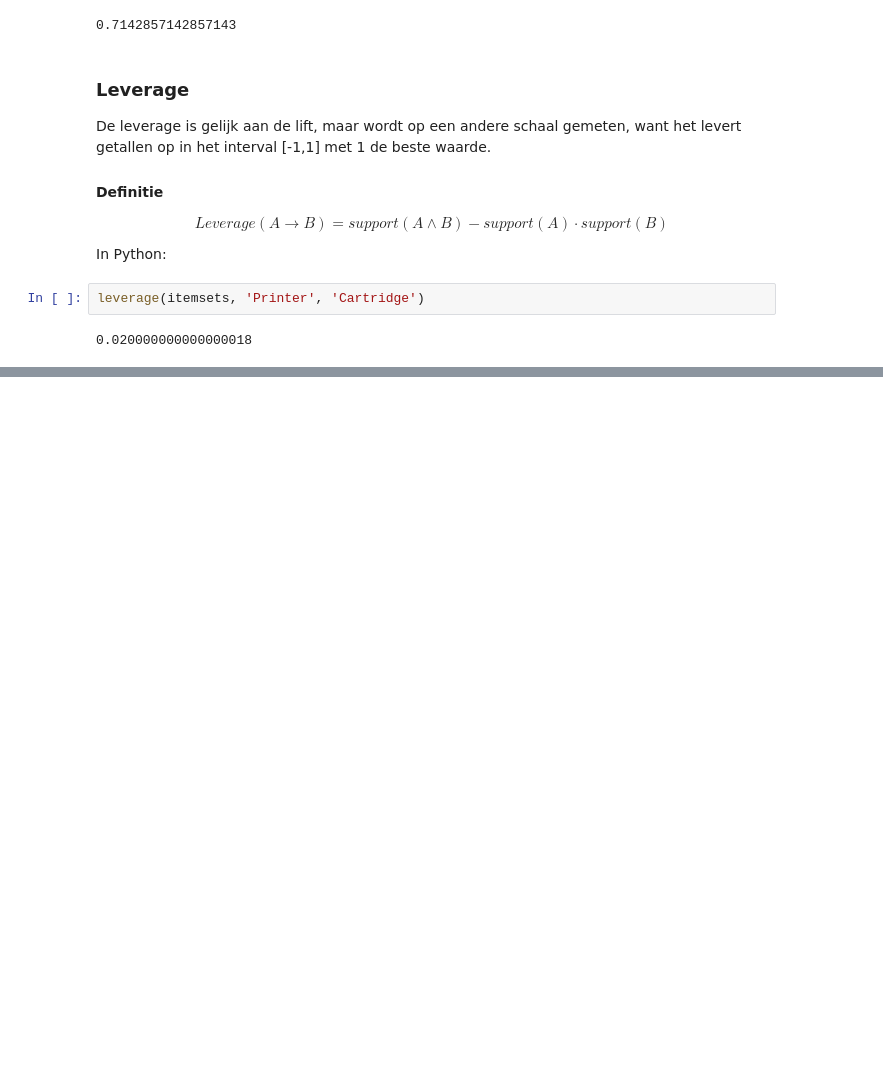
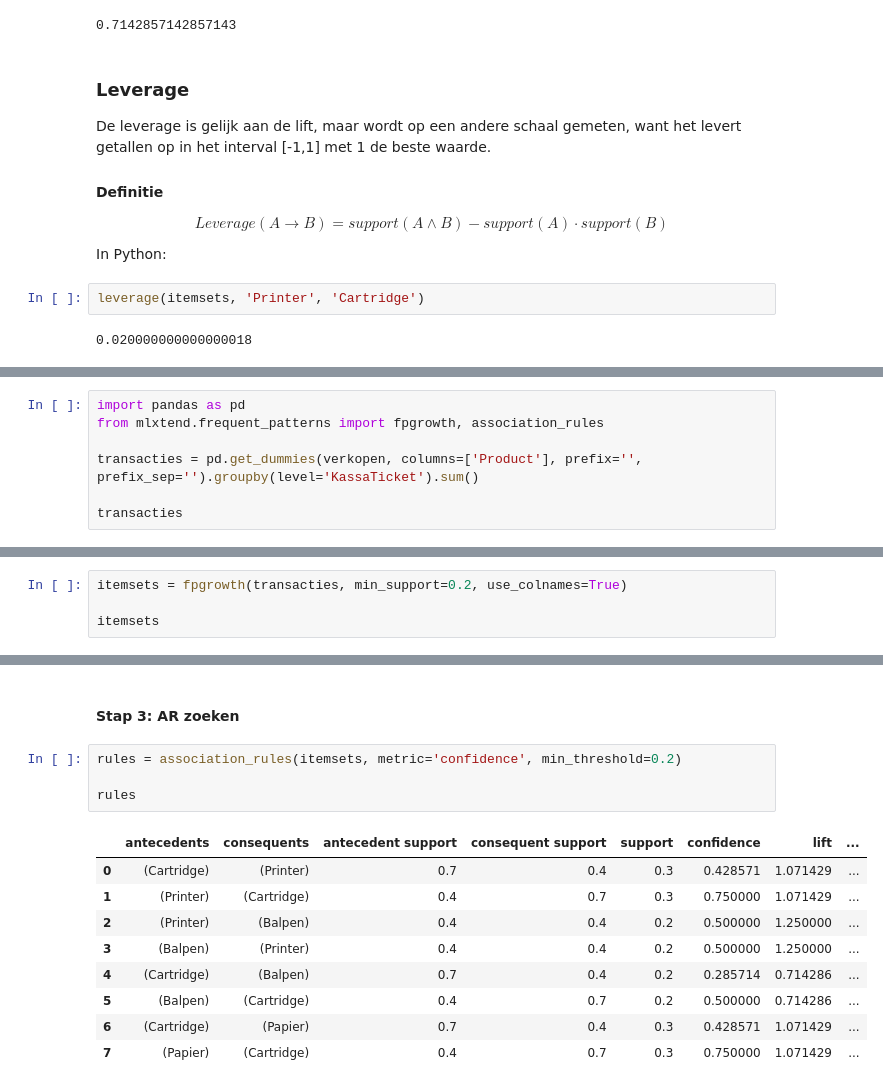
Before and after one commit to zouffke/Datascience2, a Jupyter notebook: p3/5_Associatieregels/Samenvatting.ipynb, the cells around one changed output, grey strips where cells are left out. Cells and saved outputs as stored; diff of their text form; blank space fills up the shorter version.

```diff
--- a/p3/5_Associatieregels/Samenvatting.ipynb
+++ b/p3/5_Associatieregels/Samenvatting.ipynb
@@ -328,0 +362,7 @@ leverage(itemsets, 'Printer', 'Cartridge')
+# %%
+import pandas as pd
+from mlxtend.frequent_patterns import fpgrowth, association_rules
+
+transacties = pd.get_dummies(verkopen, columns=['Product'], prefix='', prefix_sep='').groupby(level='KassaTicket').sum()
+
+transacties
@@ -328,0 +384,4 @@ leverage(itemsets, 'Printer', 'Cartridge')
+# %%
+itemsets = fpgrowth(transacties, min_support=0.2, use_colnames=True)
+
+itemsets
@@ -328,0 +398,16 @@ leverage(itemsets, 'Printer', 'Cartridge')
+# %% [markdown]
+#### Stap 3: AR zoeken
+# %%
+rules = association_rules(itemsets, metric='confidence', min_threshold=0.2)
+
+rules
+# %% [output]
+|  | antecedents | consequents | antecedent support | consequent support | support | confidence | lift | ... |
+| 0 | (Cartridge) | (Printer) | 0.7 | 0.4 | 0.3 | 0.428571 | 1.071429 | ... |
+| 1 | (Printer) | (Cartridge) | 0.4 | 0.7 | 0.3 | 0.750000 | 1.071429 | ... |
+| 2 | (Printer) | (Balpen) | 0.4 | 0.4 | 0.2 | 0.500000 | 1.250000 | ... |
+| 3 | (Balpen) | (Printer) | 0.4 | 0.4 | 0.2 | 0.500000 | 1.250000 | ... |
+| 4 | (Cartridge) | (Balpen) | 0.7 | 0.4 | 0.2 | 0.285714 | 0.714286 | ... |
+| 5 | (Balpen) | (Cartridge) | 0.4 | 0.7 | 0.2 | 0.500000 | 0.714286 | ... |
+| 6 | (Cartridge) | (Papier) | 0.7 | 0.4 | 0.3 | 0.428571 | 1.071429 | ... |
+| 7 | (Papier) | (Cartridge) | 0.4 | 0.7 | 0.3 | 0.750000 | 1.071429 | ... |
```
Also changed, not shown: parts of 11 cells of this notebook, 1 other file.
